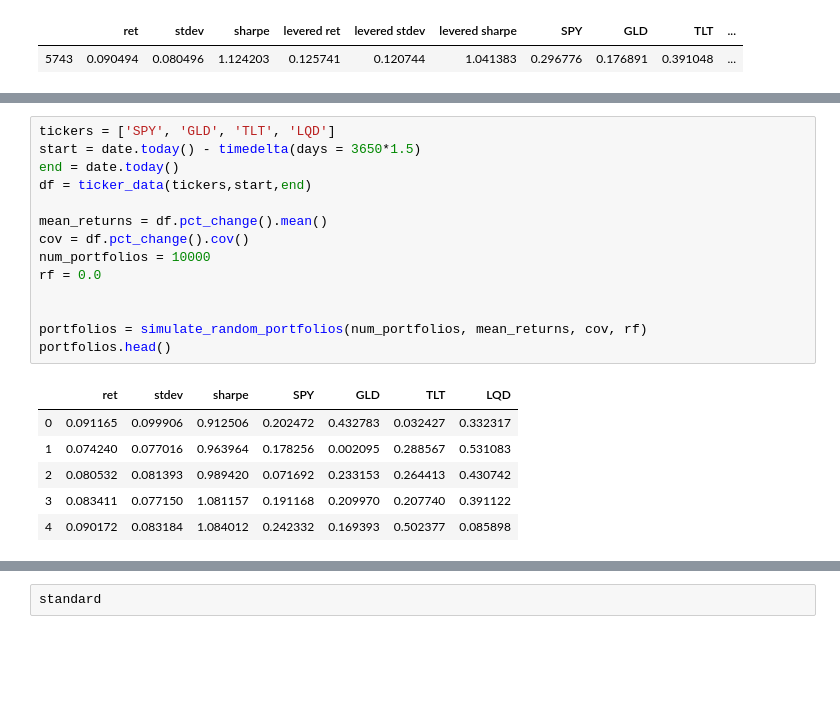
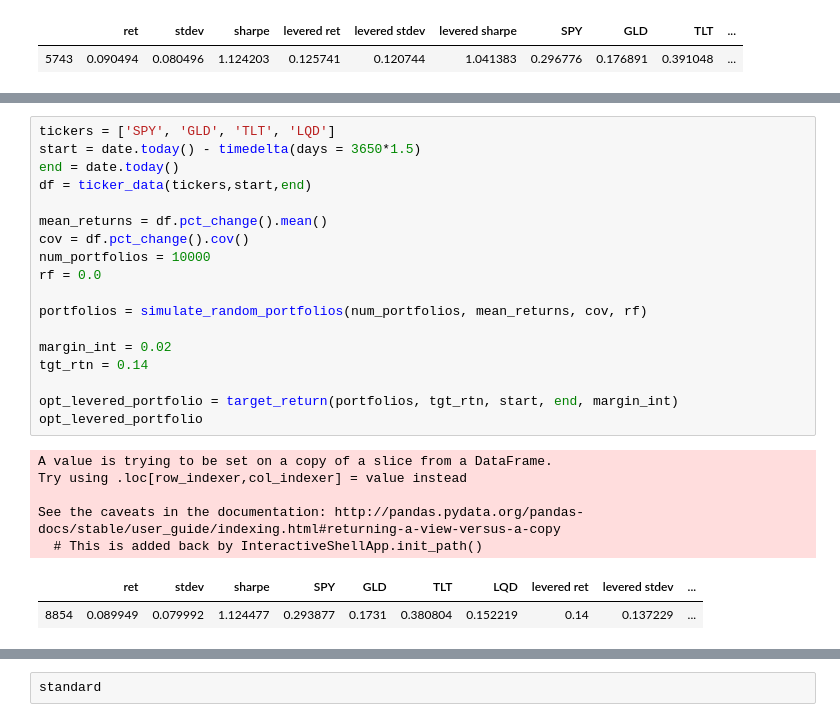
Before and after one commit to albud187/stock_analytics_prediction, a Jupyter notebook: Portfolio Optimization.ipynb, the cells around one changed output, grey strips where cells are left out. Drawn from its saved outputs; the diff is of its cells as text; blank space fills up the shorter version.

```diff
--- a/Portfolio Optimization.ipynb
+++ b/Portfolio Optimization.ipynb
@@ -274,21 +300,26 @@ def lever_to_risk(portfolios, benchmark_index):
 # %%
 tickers = ['SPY', 'GLD', 'TLT', 'LQD']
 start = date.today() - timedelta(days = 3650*1.5)
 end = date.today()
 df = ticker_data(tickers,start,end)
 
 mean_returns = df.pct_change().mean()
 cov = df.pct_change().cov()
 num_portfolios = 10000
 rf = 0.0
 
+portfolios = simulate_random_portfolios(num_portfolios, mean_returns, cov, rf)
 
-portfolios = simulate_random_portfolios(num_portfolios, mean_returns, cov, rf)
-portfolios.head()
+margin_int = 0.02
+tgt_rtn = 0.14
+
+opt_levered_portfolio = target_return(portfolios, tgt_rtn, start, end, margin_int)
+opt_levered_portfolio
 # %% [output]
+A value is trying to be set on a copy of a slice from a DataFrame.
+Try using .loc[row_indexer,col_indexer] = value instead
+
+See the caveats in the documentation: http://pandas.pydata.org/pandas-docs/stable/user_guide/indexing.html#returning-a-view-versus-a-copy
+  # This is added back by InteractiveShellApp.init_path()
-|  | ret | stdev | sharpe | SPY | GLD | TLT | LQD |
-| 0 | 0.091165 | 0.099906 | 0.912506 | 0.202472 | 0.432783 | 0.032427 | 0.332317 |
-| 1 | 0.074240 | 0.077016 | 0.963964 | 0.178256 | 0.002095 | 0.288567 | 0.531083 |
-| 2 | 0.080532 | 0.081393 | 0.989420 | 0.071692 | 0.233153 | 0.264413 | 0.430742 |
-| 3 | 0.083411 | 0.077150 | 1.081157 | 0.191168 | 0.209970 | 0.207740 | 0.391122 |
-| 4 | 0.090172 | 0.083184 | 1.084012 | 0.242332 | 0.169393 | 0.502377 | 0.085898 |
+|  | ret | stdev | sharpe | SPY | GLD | TLT | LQD | levered ret | levered stdev | ... |
+| 8854 | 0.089949 | 0.079992 | 1.124477 | 0.293877 | 0.1731 | 0.380804 | 0.152219 | 0.14 | 0.137229 | ... |
```
Also changed, not shown: parts of 19 cells of this notebook, 1 other file.
